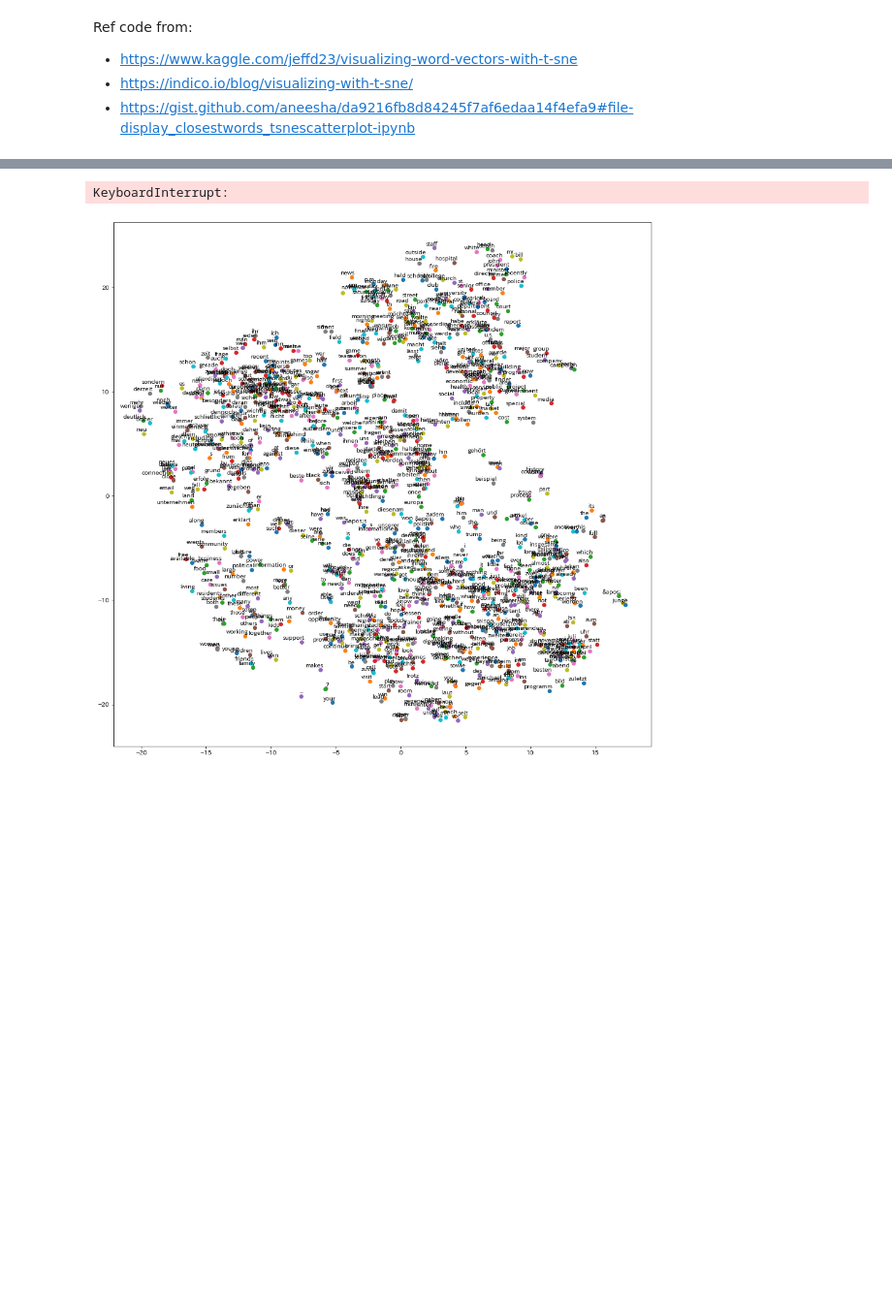
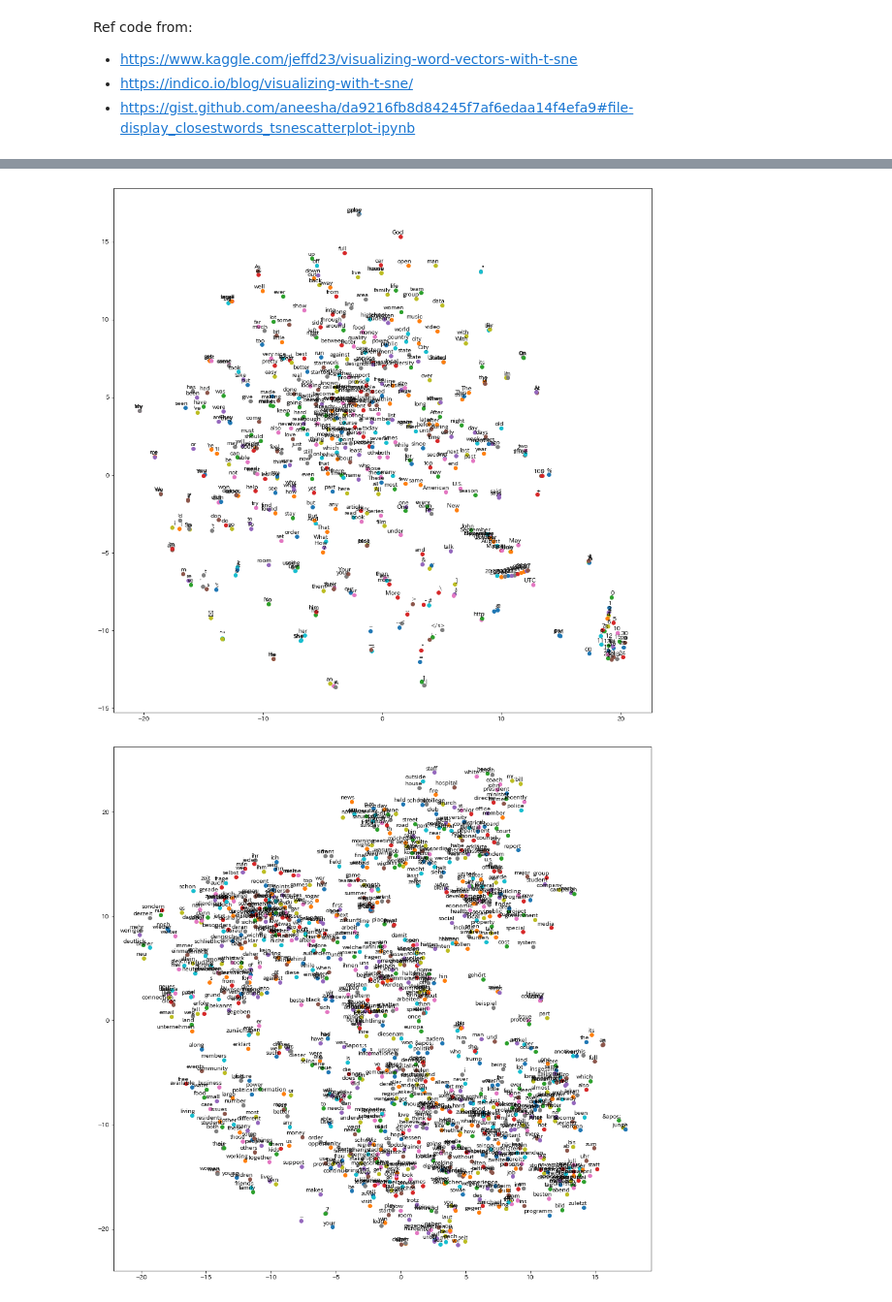
Before and after one commit to Namibillow/unsup-cross-embed, a Jupyter notebook: plot_embeddings.ipynb, the cells around one changed output, grey strips where cells are left out. Shown at 97% size. Drawn from its saved outputs; the diff is of its cells as text; code cells hidden in the pictures; blank space fills up the shorter version.

```diff
--- a/plot_embeddings.ipynb
+++ b/plot_embeddings.ipynb
@@ -64,10 +64,13 @@ def tsne_plot(model):
     "Creates and TSNE model and plots it"
     labels = []
     tokens = []
-
+    count = 0
     for word in model.wv.vocab:
+        if count == 500:
+            break
         tokens.append(model[word])
         labels.append(word)
+        count+=1
 
     tsne_model = TSNE(perplexity=40, n_components=2, init='pca', n_iter=2500, random_state=23)
     new_values = tsne_model.fit_transform(tokens)
@@ -89,9 +92,9 @@ def tsne_plot(model):
                      va='bottom')
     plt.show()
 # %%
-tsne_plot(english)
+tsne_plot(model)
 # %% [output]
-KeyboardInterrupt:
+[figure, added]
 # %%
 def tsne_plot(model1, model2):
 
```
Also changed, not shown: parts of 4 cells of this notebook, 2 other files.
